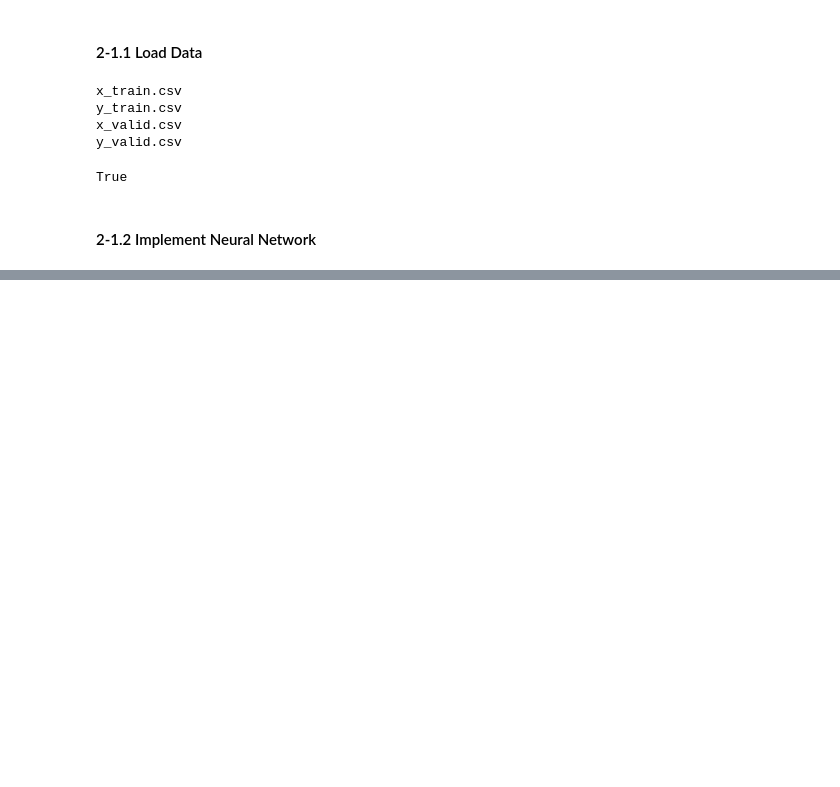
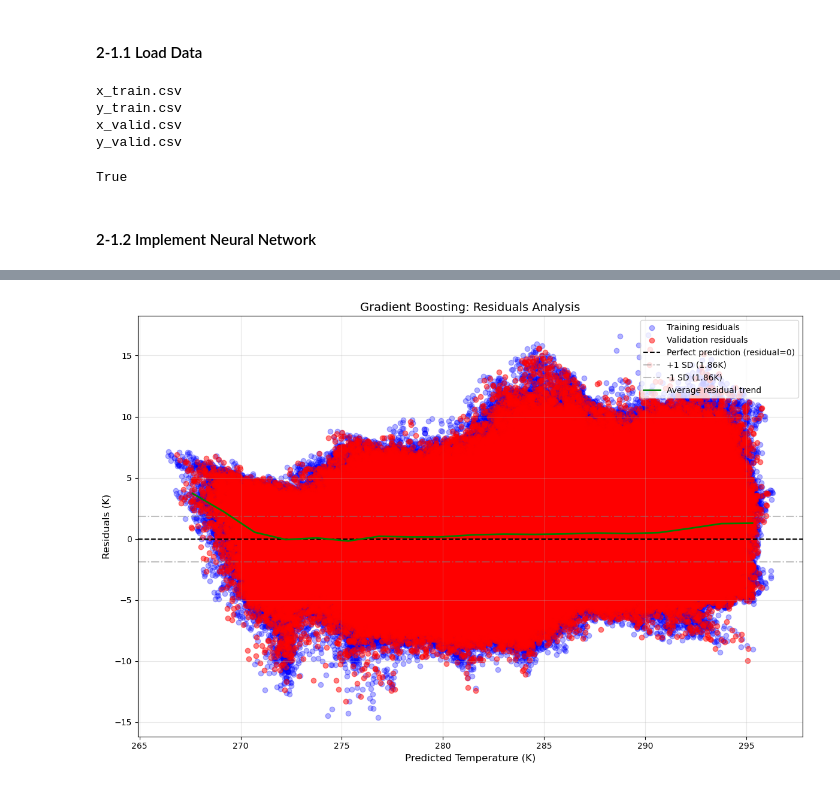
Before and after one commit to leewscott/Group-UK-Temperature-Regression-Integrating-Spatio-Temporal-Features, a Jupyter notebook: 2-1_group_project_modelling_neural_network.ipynb, the cells around one changed output, grey strips where cells are left out. Saved outputs shown, nothing was run; the diff lists cells and outputs as text; code cells hidden in the pictures; blank space fills up the shorter version.

```diff
--- a/2-1_group_project_modelling_neural_network.ipynb
+++ b/2-1_group_project_modelling_neural_network.ipynb
@@ -101,0 +202,31 @@ KeyboardInterrupt:
+# %%
+# 2. Improved Residuals Plot
+plt.figure(figsize=(12, 8))
+
+# Add separate colors for training and validation
+plt.scatter(y_train_predictions, y_train - y_train_predictions.ravel(), alpha=0.3, label='Training residuals', color='blue')
+plt.scatter(y_valid_predictions, y_valid - y_valid_predictions.ravel(), alpha=0.5, label='Validation residuals', color='red')
+
+# Add zero line
+plt.axhline(y=0, color='k', linestyle='--', label='Perfect prediction (residual=0)')
+
+# Add standard deviation bands
+std_dev = np.std(y_valid - y_valid_predictions.ravel())
+plt.axhline(y=std_dev, color='gray', linestyle='-.', alpha=0.5, label=f'+1 SD ({std_dev:.2f}K)')
+plt.axhline(y=-std_dev, color='gray', linestyle='-.', alpha=0.5, label=f'-1 SD ({std_dev:.2f}K)')
+
+# Add a smoothed trend line for residuals
+bins = np.linspace(y_valid_predictions.min(), y_valid_predictions.max(), 20)
+bin_means, bin_edges, _ = binned_statistic(y_valid_predictions.ravel(), y_valid - y_valid_predictions.ravel(), statistic='mean', bins=bins)
+bin_centers = (bin_edges[:-1] + bin_edges[1:]) / 2
+plt.plot(bin_centers, bin_means, 'g-', lw=2, label='Average residual trend')
+
+plt.xlabel('Predicted Temperature (K)', fontsize=12)
+plt.ylabel('Residuals (K)', fontsize=12)
+plt.title('Gradient Boosting: Residuals Analysis', fontsize=14)
+plt.legend(loc='upper right')
+plt.grid(True, alpha=0.3)
+plt.tight_layout()
+plt.show()
+# %% [output]
+[figure, added]
```
Also changed, not shown: parts of 15 cells of this notebook.
